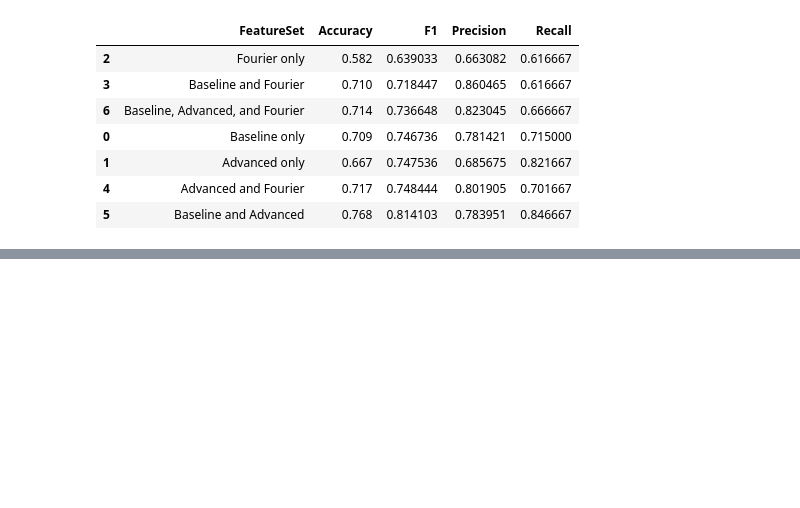
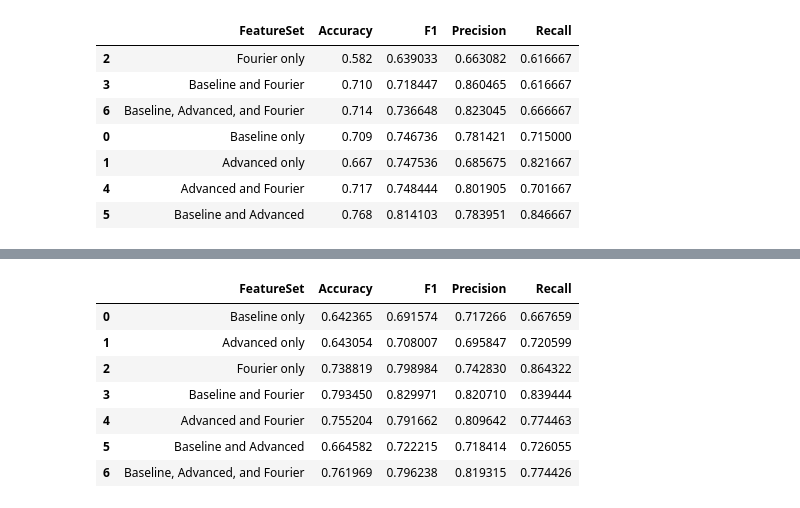
Before and after one commit to bhattacharjee/RansomFoRRT, a Jupyter notebook: napierone/napierone_randomforest_1.1.ipynb, the cells around one changed output, grey strips where cells are left out. Saved outputs shown, nothing was run; the diff lists cells and outputs as text; code cells hidden in the pictures; blank space fills up the shorter version.

```diff
--- a/napierone/napierone_randomforest_1.1.ipynb
+++ b/napierone/napierone_randomforest_1.1.ipynb
@@ -555,6 +555,71 @@ audio files
 | 5 | Baseline and Advanced | 0.768 | 0.814103 | 0.783951 | 0.846667 |
 # %%
 rf_results.to_csv("../napier1_random_forest_results.csv.gz")
+# %%
+rf_results = pd.read_csv("napier1_random_forest_results.csv.gz")
 # %%
- !pwd
+df = rf_results
+def custom_result_print(rf_results, match_string, notmatches=None):
+    colnames = rf_results.columns
+    colnames = [c for c in colnames if "name" in c or "is_encrypted" == c or "Prediction:" in c]
+
+    rf_results2 = rf_results[colnames]
+
+    def is_password_protected(x):
+        if notmatches is not None:
+            if isinstance(notmatches, list):
+                for x1 in notmatches:
+                    if x1.lower() in x:
+                        return False
+            else:
+                if notmatches.lower() in x:
+                    return False
+        if (isinstance(match_string, list)):
+            for x1 in match_string:
+                if x1.lower() in x:
+                    return True
+        else:
+            if match_string.lower() in x.lower():
+                return True
+        return False
+
+    if match_string:
+
+        ppr = rf_results2[rf_results2["extended.base_filename"].map(is_password_protected)]
+    else:
+        print("Matched None")
+        ppr = rf_results2
+
+    dfdict = {
+        "FeatureSet": [],
+        "Accuracy": [],
+        "F1": [],
+        "Precision": [],
+        "Recall": []
+    }
+    for colname in ppr.columns:
+        if "Prediction" in colname:
+            y_pred = ppr[colname]
+            y_true = ppr["is_encrypted"]
+            f1 = f1_score(y_true, y_pred)
+            acc = accuracy_score(y_true, y_pred)
+            prec = precision_score(y_true, y_pred)
+            recall = recall_score(y_true, y_pred)
+            colname = colname.split(":")[1]
+
+            dfdict["FeatureSet"].append(colname)
+            dfdict["Accuracy"].append(acc)
+            dfdict["F1"].append(f1)
+            dfdict["Precision"].append(prec)
+            dfdict["Recall"].append(recall)
+            print(f"{colname:>60s}: \t\t {f1:1.3f} \t\t {acc:1.3f} \t\t{len(ppr)}")
+    return pd.DataFrame(dfdict)
+
+print("All Files: ")
+print("------------------------")
+rdf = custom_result_print(df, None)
+print()
+print()
+print(rdf.to_latex(index=False))
+rdf
 # %% [output]
@@ -561,0 +643,8 @@ rf_results.to_csv("../napier1_random_forest_results.csv.gz")
+|  | FeatureSet | Accuracy | F1 | Precision | Recall |
+| 0 | Baseline only | 0.642365 | 0.691574 | 0.717266 | 0.667659 |
+| 1 | Advanced only | 0.643054 | 0.708007 | 0.695847 | 0.720599 |
+| 2 | Fourier only | 0.738819 | 0.798984 | 0.742830 | 0.864322 |
+| 3 | Baseline and Fourier | 0.793450 | 0.829971 | 0.820710 | 0.839444 |
+| 4 | Advanced and Fourier | 0.755204 | 0.791662 | 0.809642 | 0.774463 |
+| 5 | Baseline and Advanced | 0.664582 | 0.722215 | 0.718414 | 0.726055 |
+| 6 | Baseline, Advanced, and Fourier | 0.761969 | 0.796238 | 0.819315 | 0.774426 |
```
Also changed, not shown: parts of 2 cells of this notebook, 1 other file.
